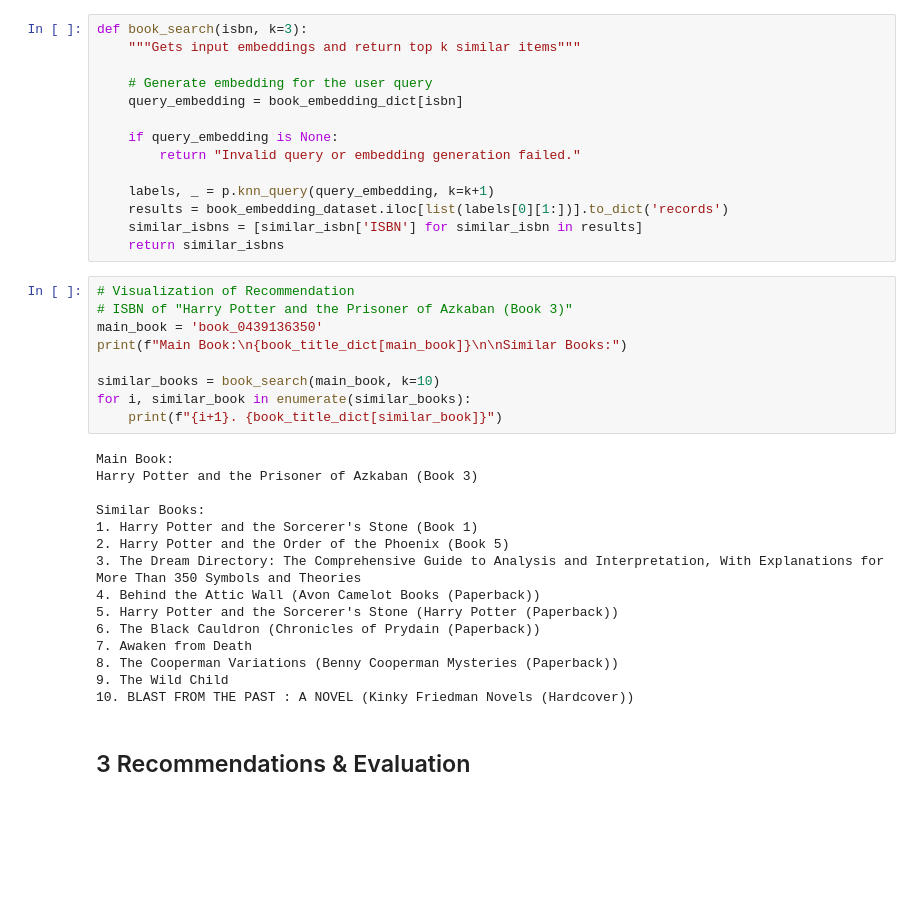
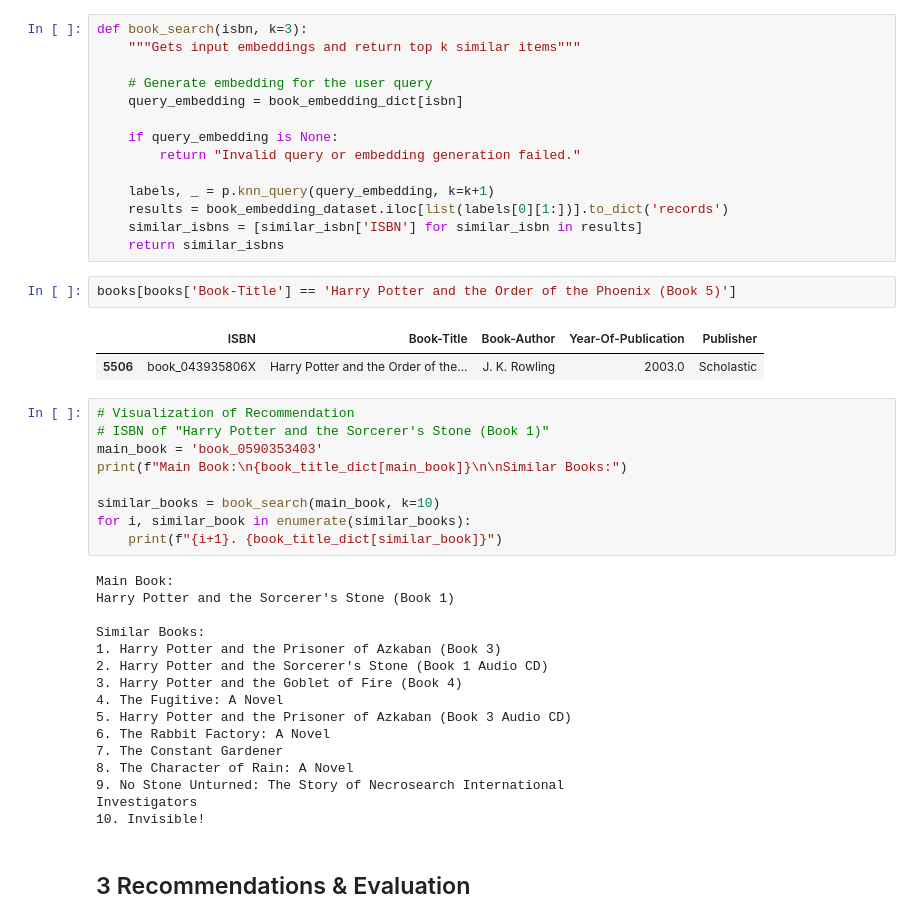
Before and after one commit to enisteper1/Discover-Books-with-Two-Towers, a Jupyter notebook: discover_books_with_two_towers.ipynb, the cells around one changed output. Drawn from its saved outputs; the diff is of its cells as text; blank space fills up the shorter version.

```diff
--- a/discover_books_with_two_towers.ipynb
+++ b/discover_books_with_two_towers.ipynb
@@ -489,10 +489,15 @@ def book_search(isbn, k=3):
     results = book_embedding_dataset.iloc[list(labels[0][1:])].to_dict('records')
     similar_isbns = [similar_isbn['ISBN'] for similar_isbn in results]
     return similar_isbns
+# %%
+books[books['Book-Title'] == 'Harry Potter and the Order of the Phoenix (Book 5)']
+# %% [output]
+|  | ISBN | Book-Title | Book-Author | Year-Of-Publication | Publisher |
+| 5506 | book_043935806X | Harry Potter and the Order of the... | J. K. Rowling | 2003.0 | Scholastic |
 # %%
 # Visualization of Recommendation
-# ISBN of "Harry Potter and the Prisoner of Azkaban (Book 3)"
-main_book = 'book_0439136350'
+# ISBN of "Harry Potter and the Sorcerer's Stone (Book 1)"
+main_book = 'book_0590353403'
 print(f"Main Book:\n{book_title_dict[main_book]}\n\nSimilar Books:")
 
 similar_books = book_search(main_book, k=10)
@@ -500,19 +505,19 @@ for i, similar_book in enumerate(similar_books):
     print(f"{i+1}. {book_title_dict[similar_book]}")
 # %% [output]
 Main Book:
-Harry Potter and the Prisoner of Azkaban (Book 3)
+Harry Potter and the Sorcerer's Stone (Book 1)
 
 Similar Books:
-1. Harry Potter and the Sorcerer's Stone (Book 1)
-2. Harry Potter and the Order of the Phoenix (Book 5)
-3. The Dream Directory: The Comprehensive Guide to Analysis and Interpretation, With Explanations for More Than 350 Symbols and Theories
-4. Behind the Attic Wall (Avon Camelot Books (Paperback))
-5. Harry Potter and the Sorcerer's Stone (Harry Potter (Paperback))
-6. The Black Cauldron (Chronicles of Prydain (Paperback))
-7. Awaken from Death
-8. The Cooperman Variations (Benny Cooperman Mysteries (Paperback))
-9. The Wild Child
-10. BLAST FROM THE PAST : A NOVEL (Kinky Friedman Novels (Hardcover))
+1. Harry Potter and the Prisoner of Azkaban (Book 3)
+2. Harry Potter and the Sorcerer's Stone (Book 1 Audio CD)
+3. Harry Potter and the Goblet of Fire (Book 4)
+4. The Fugitive: A Novel
+5. Harry Potter and the Prisoner of Azkaban (Book 3 Audio CD)
+6. The Rabbit Factory: A Novel
+7. The Constant Gardener
+8. The Character of Rain: A Novel
+9. No Stone Unturned: The Story of Necrosearch International                                     Investigators
+10. Invisible!
 # %% [markdown]
 ## 3 Recommendations & Evaluation
 # %% [markdown]
```
Also changed, not shown: parts of 6 cells of this notebook.
